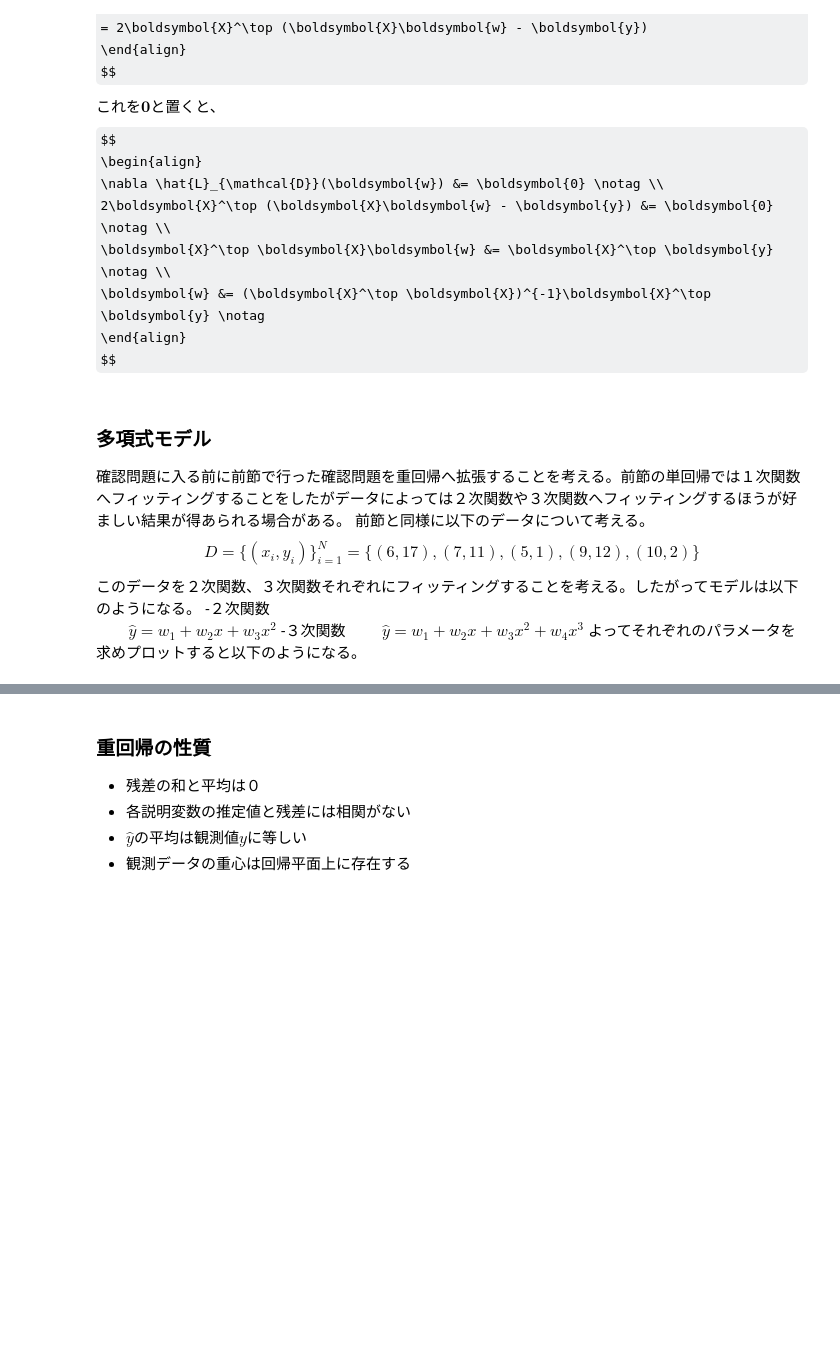
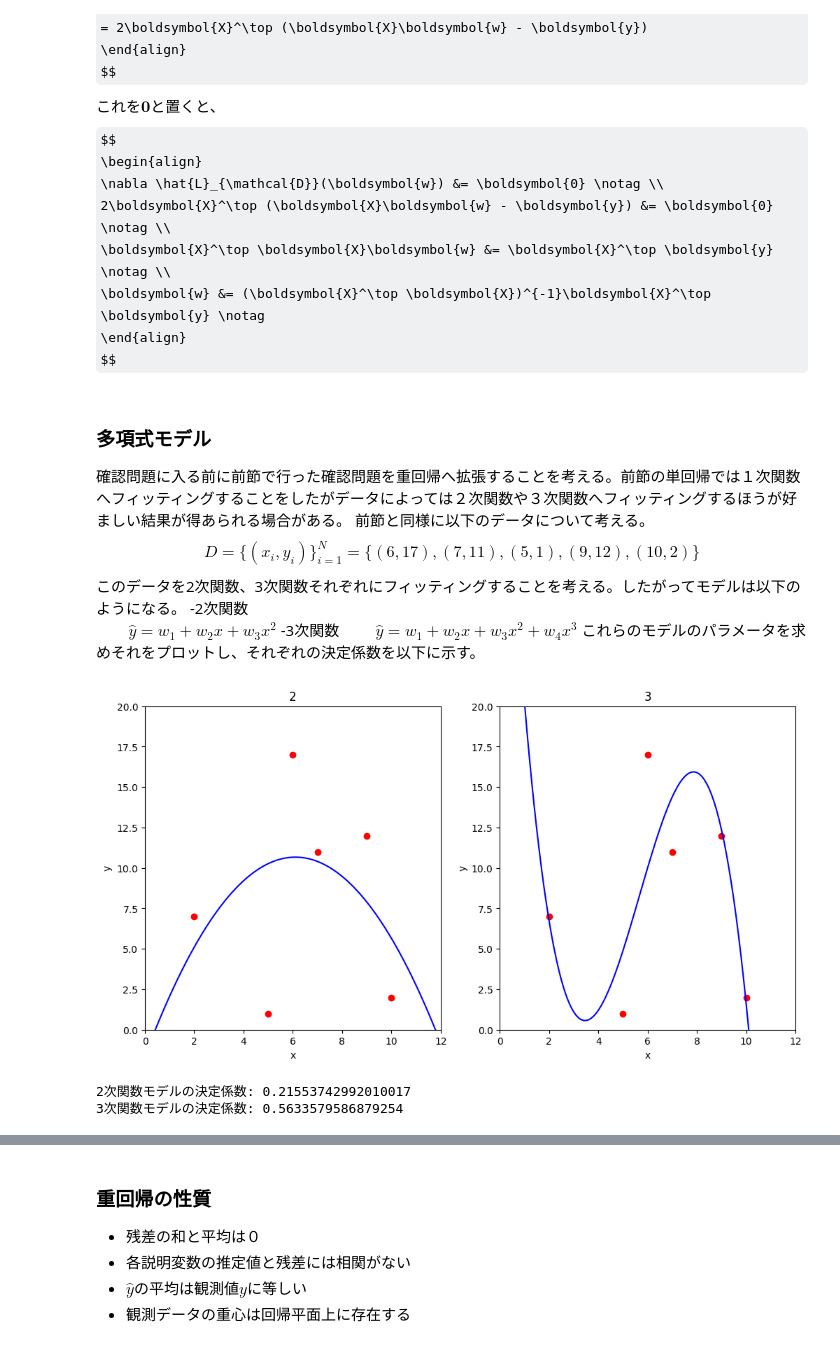
Before and after one commit to aice-ice/Senior-project, a Jupyter notebook: multiple_regression.ipynb, the cells around one changed output, grey strips where cells are left out. Cells and saved outputs as stored; diff of their text form; code cells hidden in the pictures; some formulas as TeX source; blank space fills up the shorter version.

```diff
--- a/multiple_regression.ipynb
+++ b/multiple_regression.ipynb
@@ -145,35 +181,67 @@ $$
 $$
 D = \{(x_{i}, y_{i})\}_{i=1}^{N}= \{(6, 17), (7, 11), (5, 1), (9, 12), (10, 2)\}
 $$
-このデータを２次関数、３次関数それぞれにフィッティングすることを考える。したがってモデルは以下のようになる。
--２次関数
+このデータを2次関数、3次関数それぞれにフィッティングすることを考える。したがってモデルは以下のようになる。
+-2次関数
 $\qquad \hat{y} = w_{1} + w_{2}x + w_{3}x^2$
--３次関数
+-3次関数
 $\qquad \hat{y} = w_{1} + w_{2}x + w_{3}x^2 + w_{4}x^3$
-よってそれぞれのパラメータを求めプロットすると以下のようになる。
+これらのモデルのパラメータを求めそれをプロットし、それぞれの決定係数を以下に示す。
 # %%
-D = np.array([[6, 17],[7, 11], [5, 1], [9, 12], [10, 2]])
-
+D = np.array([[6, 17],[7, 11], [5, 1], [9, 12], [10, 2], [2, 7]])
+x = np.arange(0, 12, 0.1)
 #２次関数モデル
 X1 = np.array([[1, D[i, 0], D[i, 0] ** 2] for i in range(len(D[:, 0]))])
 y = np.array (D[:, 1])
 
 W1 = np.linalg.inv(X1.T @ X1) @ X1.T @ y
 
 #３次関数モデル
-X1 = np.array([[1, D[i, 0], D[i, 0] ** 2, D[i, 0] ** 3] for i in range(len(D[:, 0]))])
+X2 = np.array([[1, D[i, 0], D[i, 0] ** 2, D[i, 0] ** 3] for i in range(len(D[:, 0]))])
 
-W2 = np.linalg.inv(X1.T @ X1) @ X1.T @ y
+W2 = np.linalg.inv(X2.T @ X2) @ X2.T @ y
 
-fig, ax = plt.subplots(2,2,figsize=(8,5))
-fig.suptitle('title')
 
-ax[0,0].plot(x,y1)
-ax[0,0].set_ylabel('y1')
+# print(W2)
+fig, ax = plt.subplots(1, 2, figsize=(12, 6))
 
-ax[0,1].plot(x,y2)
+ax[0].scatter(D[:, 0], D[:, 1], c='red')
+ax[0].plot(x, W1[0] + W1[1] * x + W1[2] * x ** 2, c='blue')
+ax[0].set_xlim(0, 12)
+ax[0].set_ylim(0, 20)
+ax[0].set_xlabel('x')
+ax[0].set_ylabel('y')
+ax[0].set_title('2')
 
-ax[1,0].plot(x,y3)
+ax[1].scatter(D[:, 0], D[:, 1], c='red')
+ax[1].plot(x, W2[0] + W2[1] * x + W2[2] * x ** 2 + W2[3] * x ** 3, c='blue')
+ax[1].set_xlim(0, 12)
+ax[1].set_ylim(0, 20)
+ax[1].set_xlabel('x')
+ax[1].set_ylabel('y')
+ax[1].set_title('3')
 
-ax[1,1].plot(x,y4)
-ax[1,1].set_facecolor('yellow')
+plt.show()
+
+#２次関数の決定係数
+for i in range(len(D[:, 0])):
+    y_hat1 = W1[0] + W1[1] * D[i, 0] + W1[2] * D[i, 0] ** 2
+    y_hat2 = W2[0] + W2[1] * D[i, 0] + W2[2] * D[i, 0] ** 2 + W2[3] * D[i, 0] ** 3
+
+    epsilon1 = np.empty(len(D[:, 0]))
+    epsilon2 = np.empty(len(D[:, 0]))
+
+    epsilon1[i] = y[i] - y_hat1
+    epsilon2[i] = y[i] - y_hat2
+
+R2_1 = 1 - np.var(epsilon1) / np.var(y)
+R2_2 = 1 - np.var(epsilon2) / np.var(y)
+print(f'2次関数モデルの決定係数: {R2_1}')
+print(f'3次関数モデルの決定係数: {R2_2}')
+
+# R2_1 = 1 - np.var(W2) / np.var(y)
+# print(R2_1)
+# %% [output]
+[figure, added]
+2次関数モデルの決定係数: 0.21553742992010017
+3次関数モデルの決定係数: 0.5633579586879254
```
Also changed, not shown: parts of 4 cells of this notebook.
